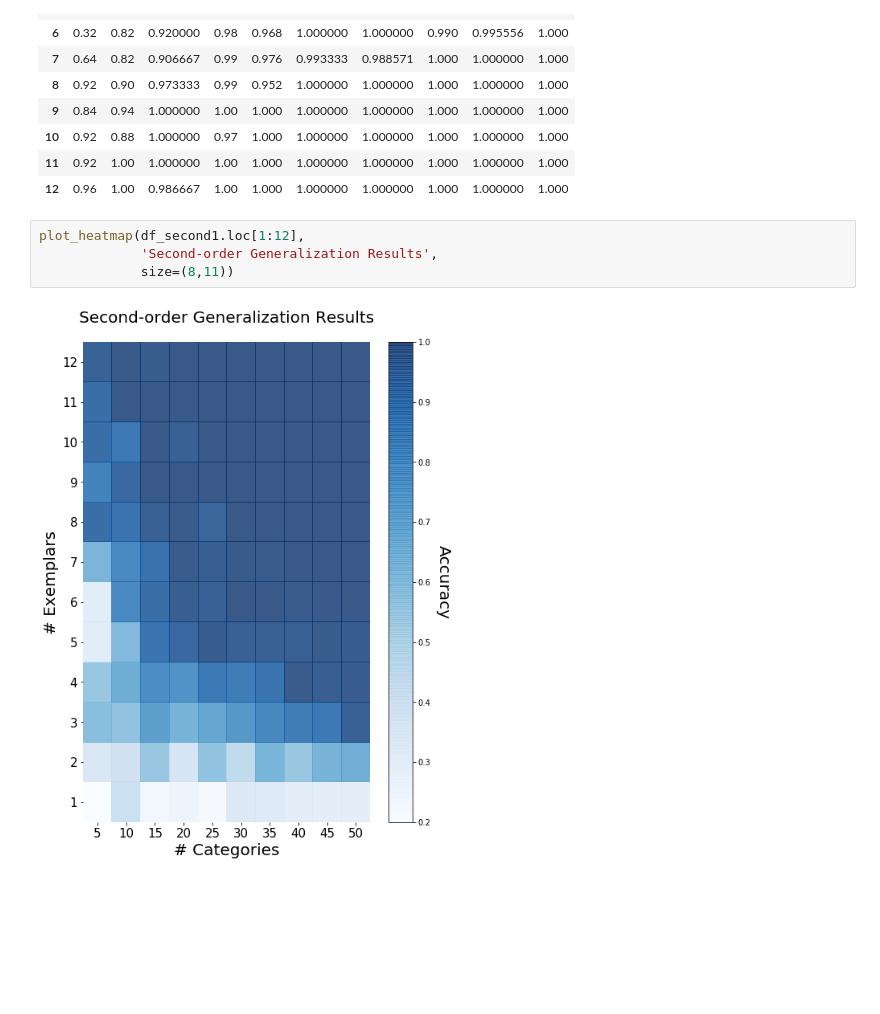
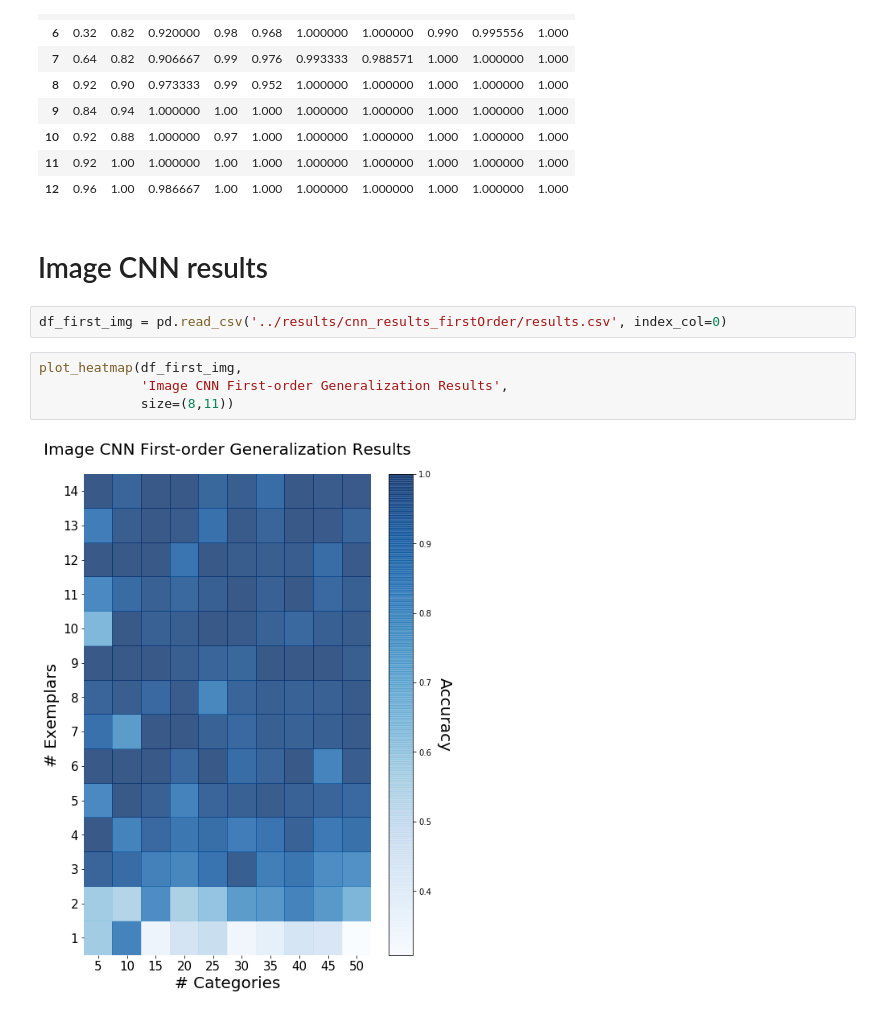
Before and after one commit to rfeinman/learning-to-learn, a Jupyter notebook: notebooks/heatmap.ipynb, the cells around one changed output. Cells and saved outputs as stored; diff of their text form; blank space fills up the shorter version.

```diff
--- a/notebooks/heatmap.ipynb
+++ b/notebooks/heatmap.ipynb
@@ -133,9 +133,13 @@ df_second1.loc[1:12]
 | 10 | 0.92 | 0.88 | 1.000000 | 0.97 | 1.000 | 1.000000 | 1.000000 | 1.000 | 1.000000 | 1.000 |
 | 11 | 0.92 | 1.00 | 1.000000 | 1.00 | 1.000 | 1.000000 | 1.000000 | 1.000 | 1.000000 | 1.000 |
 | 12 | 0.96 | 1.00 | 0.986667 | 1.00 | 1.000 | 1.000000 | 1.000000 | 1.000 | 1.000000 | 1.000 |
+# %% [markdown]
+# Image CNN results
+# %%
+df_first_img = pd.read_csv('../results/cnn_results_firstOrder/results.csv', index_col=0)
 # %%
-plot_heatmap(df_second1.loc[1:12],
-             'Second-order Generalization Results',
+plot_heatmap(df_first_img,
+             'Image CNN First-order Generalization Results',
              size=(8,11))
 # %% [output]
-[figure, old version]
+[figure, new version]
```
Also changed, not shown: parts of 6 cells of this notebook, 3 other files.
